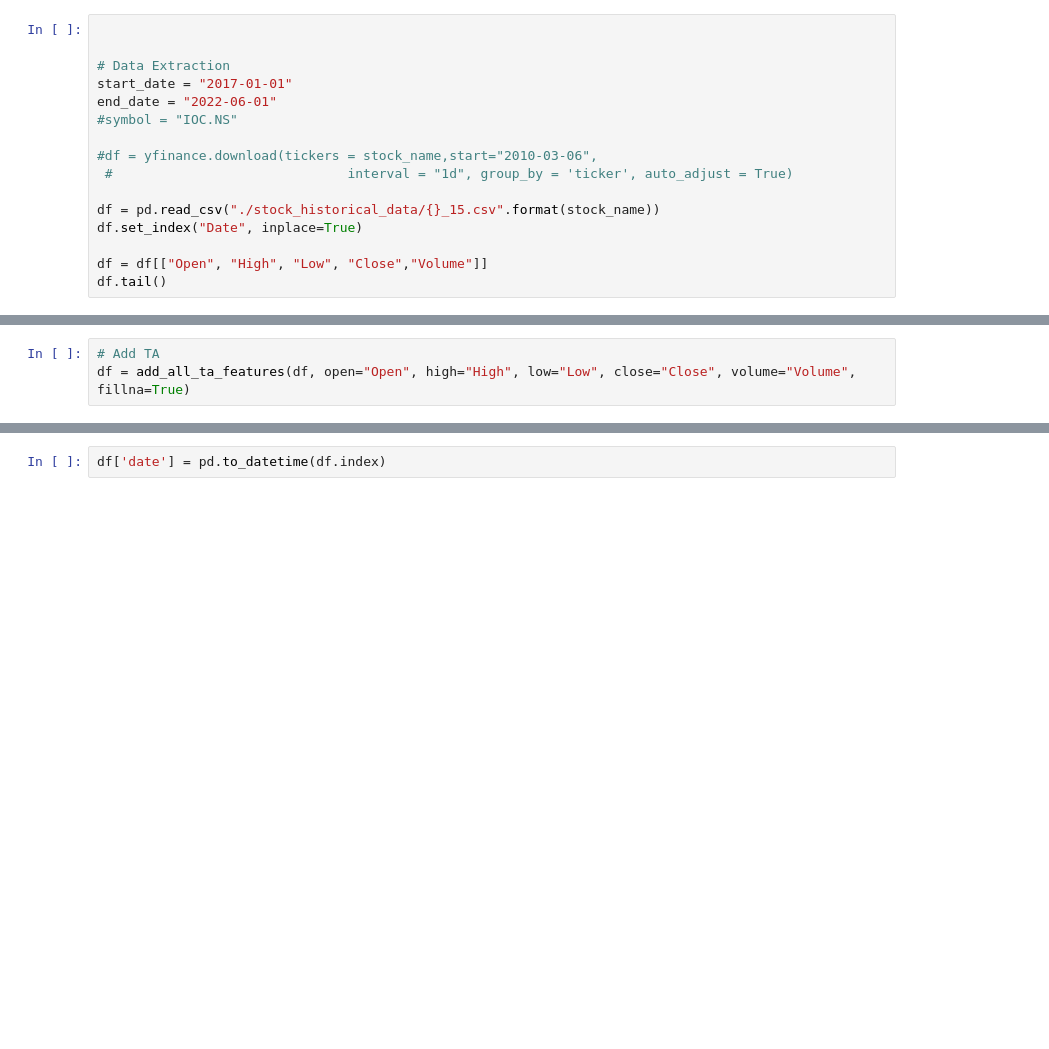
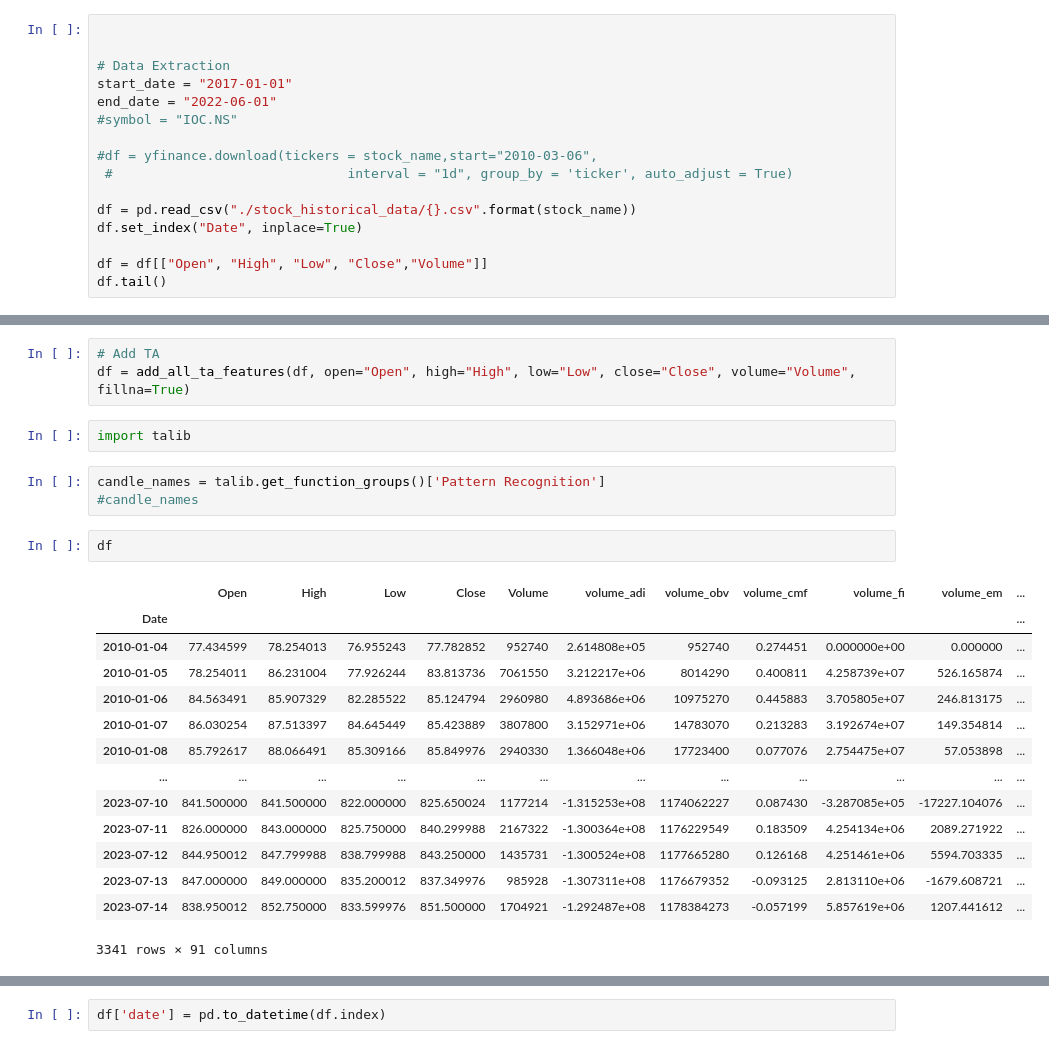
Before and after one commit to vvvipindsm/angle_one_algp, a Jupyter notebook: MY_OWN/PCM.ipynb, the cells around one changed output, grey strips where cells are left out. Saved outputs shown, nothing was run; the diff lists cells and outputs as text; blank space fills up the shorter version.

```diff
--- a/MY_OWN/PCM.ipynb
+++ b/MY_OWN/PCM.ipynb
@@ -56,7 +57,7 @@ end_date = "2022-06-01"
 #df = yfinance.download(tickers = stock_name,start="2010-03-06",
  #                              interval = "1d", group_by = 'ticker', auto_adjust = True)
 
-df = pd.read_csv("./stock_historical_data/{}_15.csv".format(stock_name))
+df = pd.read_csv("./stock_historical_data/{}.csv".format(stock_name))
 df.set_index("Date", inplace=True)
 
 df = df[["Open", "High", "Low", "Close","Volume"]]
@@ -72,3 +73,25 @@ df.tail()
 # %%
 # Add TA
 df = add_all_ta_features(df, open="Open", high="High", low="Low", close="Close", volume="Volume", fillna=True)
+# %%
+import talib
+# %%
+candle_names = talib.get_function_groups()['Pattern Recognition']
+#candle_names
+# %%
+df
+# %% [output]
+|  | Open | High | Low | Close | Volume | volume_adi | volume_obv | volume_cmf | volume_fi | volume_em | ... |
+| Date |  |  |  |  |  |  |  |  |  |  | ... |
+| 2010-01-04 | 77.434599 | 78.254013 | 76.955243 | 77.782852 | 952740 | 2.614808e+05 | 952740 | 0.274451 | 0.000000e+00 | 0.000000 | ... |
+| 2010-01-05 | 78.254011 | 86.231004 | 77.926244 | 83.813736 | 7061550 | 3.212217e+06 | 8014290 | 0.400811 | 4.258739e+07 | 526.165874 | ... |
+| 2010-01-06 | 84.563491 | 85.907329 | 82.285522 | 85.124794 | 2960980 | 4.893686e+06 | 10975270 | 0.445883 | 3.705805e+07 | 246.813175 | ... |
+| 2010-01-07 | 86.030254 | 87.513397 | 84.645449 | 85.423889 | 3807800 | 3.152971e+06 | 14783070 | 0.213283 | 3.192674e+07 | 149.354814 | ... |
+| 2010-01-08 | 85.792617 | 88.066491 | 85.309166 | 85.849976 | 2940330 | 1.366048e+06 | 17723400 | 0.077076 | 2.754475e+07 | 57.053898 | ... |
+| ... | ... | ... | ... | ... | ... | ... | ... | ... | ... | ... | ... |
+| 2023-07-10 | 841.500000 | 841.500000 | 822.000000 | 825.650024 | 1177214 | -1.315253e+08 | 1174062227 | 0.087430 | -3.287085e+05 | -17227.104076 | ... |
+| 2023-07-11 | 826.000000 | 843.000000 | 825.750000 | 840.299988 | 2167322 | -1.300364e+08 | 1176229549 | 0.183509 | 4.254134e+06 | 2089.271922 | ... |
+| 2023-07-12 | 844.950012 | 847.799988 | 838.799988 | 843.250000 | 1435731 | -1.300524e+08 | 1177665280 | 0.126168 | 4.251461e+06 | 5594.703335 | ... |
+| 2023-07-13 | 847.000000 | 849.000000 | 835.200012 | 837.349976 | 985928 | -1.307311e+08 | 1176679352 | -0.093125 | 2.813110e+06 | -1679.608721 | ... |
+| 2023-07-14 | 838.950012 | 852.750000 | 833.599976 | 851.500000 | 1704921 | -1.292487e+08 | 1178384273 | -0.057199 | 5.857619e+06 | 1207.441612 | ... |
+3341 rows × 91 columns
```
Also changed, not shown: parts of 19 cells of this notebook, 5 other files.
